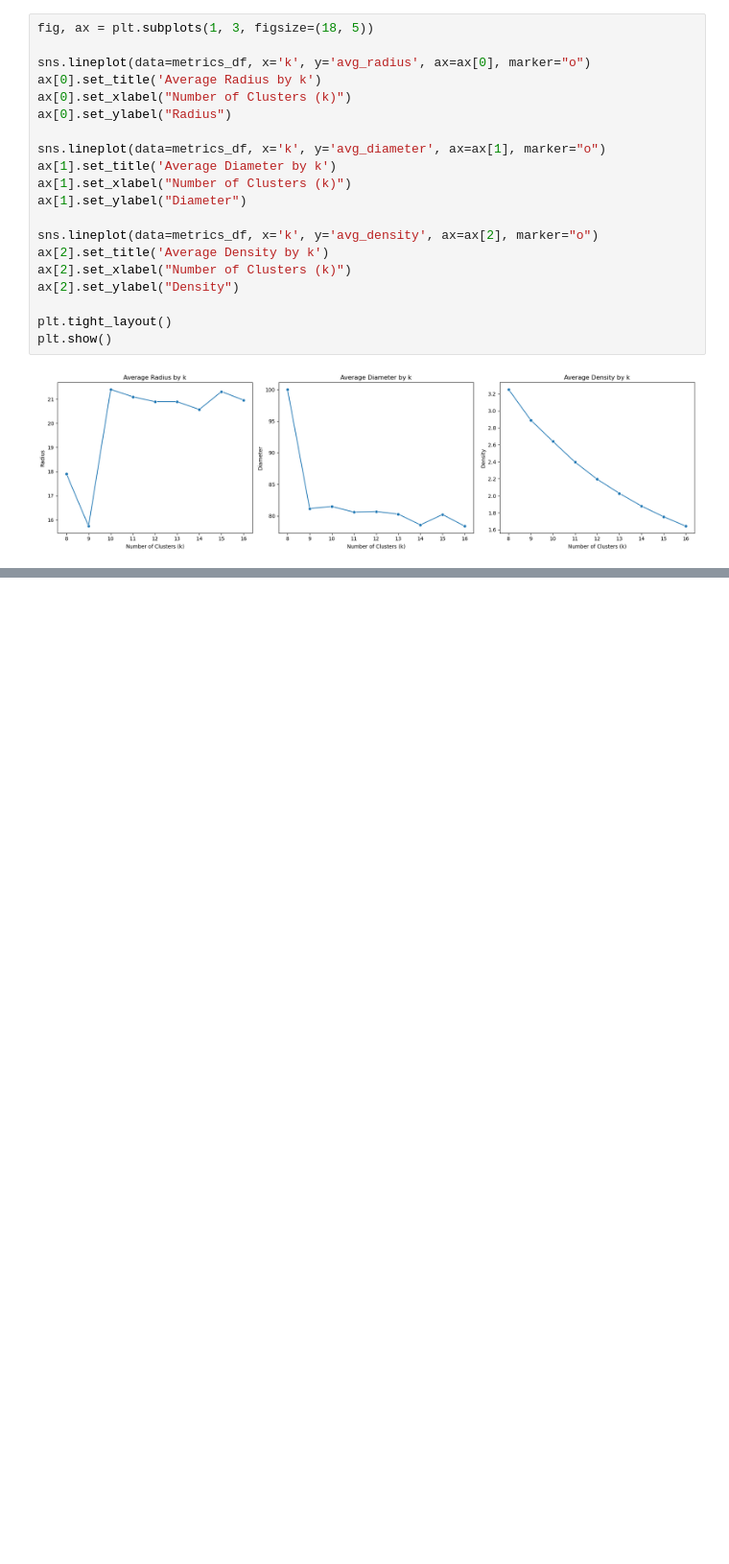
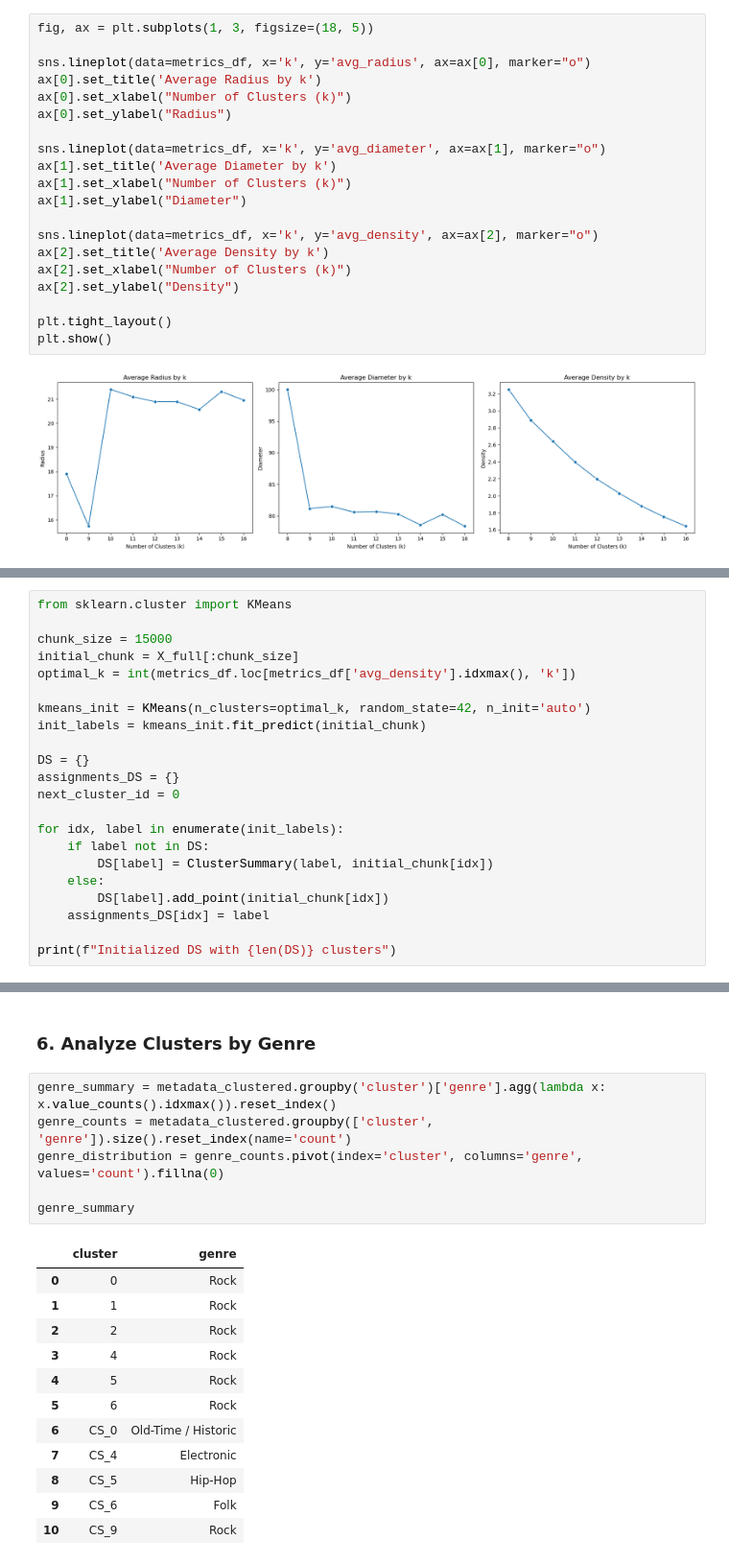
Before and after one commit to Miragaia/MDLE_PROJECT2, a Jupyter notebook: C/exerciseC.ipynb, the cells around one changed output, grey strips where cells are left out. Shown at 96% size. Saved outputs shown, nothing was run; the diff lists cells and outputs as text; blank space fills up the shorter version.

```diff
--- a/C/exerciseC.ipynb
+++ b/C/exerciseC.ipynb
@@ -266,0 +246,22 @@ Next steps could include improving BFR with Mahalanobis distance or evaluating c
+# %%
+from sklearn.cluster import KMeans
+
+chunk_size = 15000
+initial_chunk = X_full[:chunk_size]
+optimal_k = int(metrics_df.loc[metrics_df['avg_density'].idxmax(), 'k'])
+
+kmeans_init = KMeans(n_clusters=optimal_k, random_state=42, n_init='auto')
+init_labels = kmeans_init.fit_predict(initial_chunk)
+
+DS = {}
+assignments_DS = {}
+next_cluster_id = 0
+
+for idx, label in enumerate(init_labels):
+    if label not in DS:
+        DS[label] = ClusterSummary(label, initial_chunk[idx])
+    else:
+        DS[label].add_point(initial_chunk[idx])
+    assignments_DS[idx] = label
+
+print(f"Initialized DS with {len(DS)} clusters")
@@ -266,0 +349,21 @@ Next steps could include improving BFR with Mahalanobis distance or evaluating c
+# %% [markdown]
+### 6. Analyze Clusters by Genre
+# %%
+genre_summary = metadata_clustered.groupby('cluster')['genre'].agg(lambda x: x.value_counts().idxmax()).reset_index()
+genre_counts = metadata_clustered.groupby(['cluster', 'genre']).size().reset_index(name='count')
+genre_distribution = genre_counts.pivot(index='cluster', columns='genre', values='count').fillna(0)
+
+genre_summary
+# %% [output]
+|  | cluster | genre |
+| 0 | 0 | Rock |
+| 1 | 1 | Rock |
+| 2 | 2 | Rock |
+| 3 | 4 | Rock |
+| 4 | 5 | Rock |
+| 5 | 6 | Rock |
+| 6 | CS_0 | Old-Time / Historic |
+| 7 | CS_4 | Electronic |
+| 8 | CS_5 | Hip-Hop |
+| 9 | CS_6 | Folk |
+| 10 | CS_9 | Rock |
```
Also changed, not shown: parts of 23 cells of this notebook, 1 other file.
